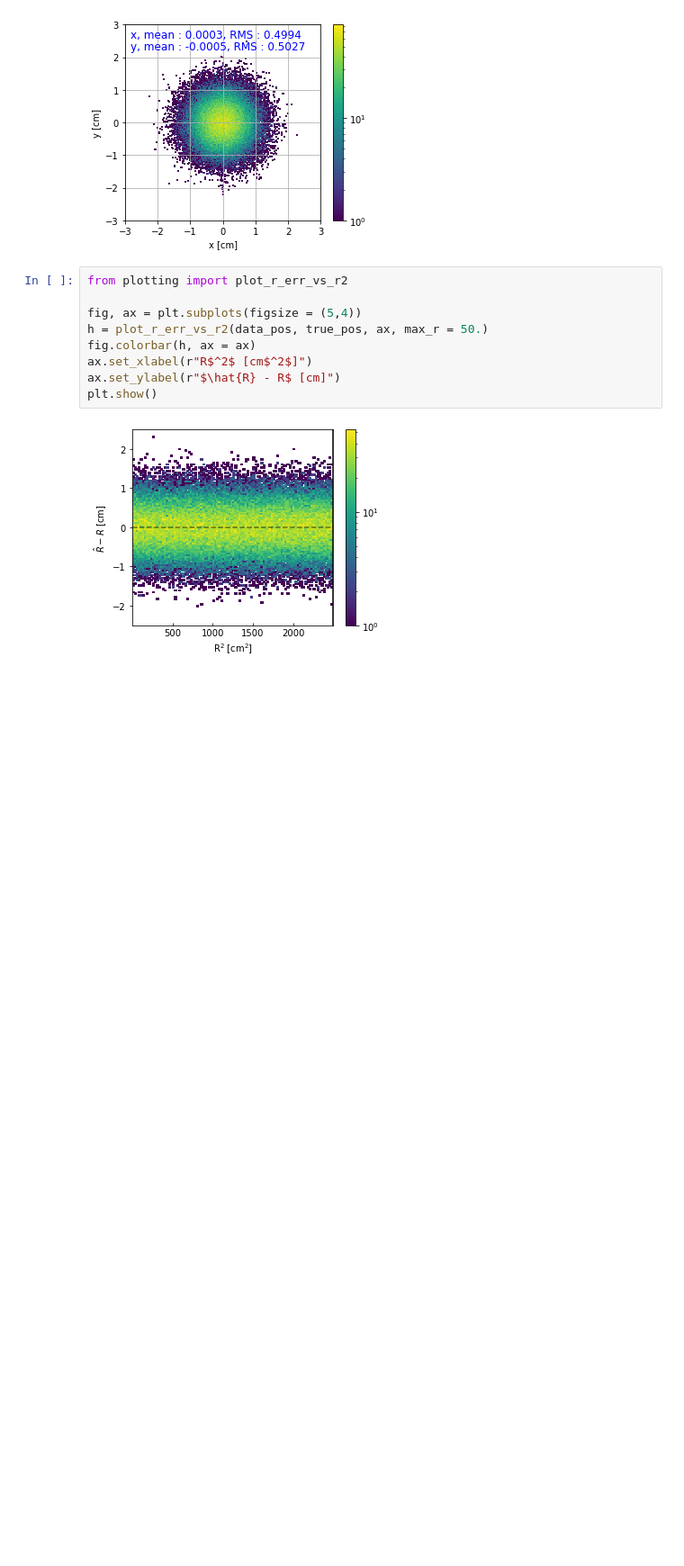
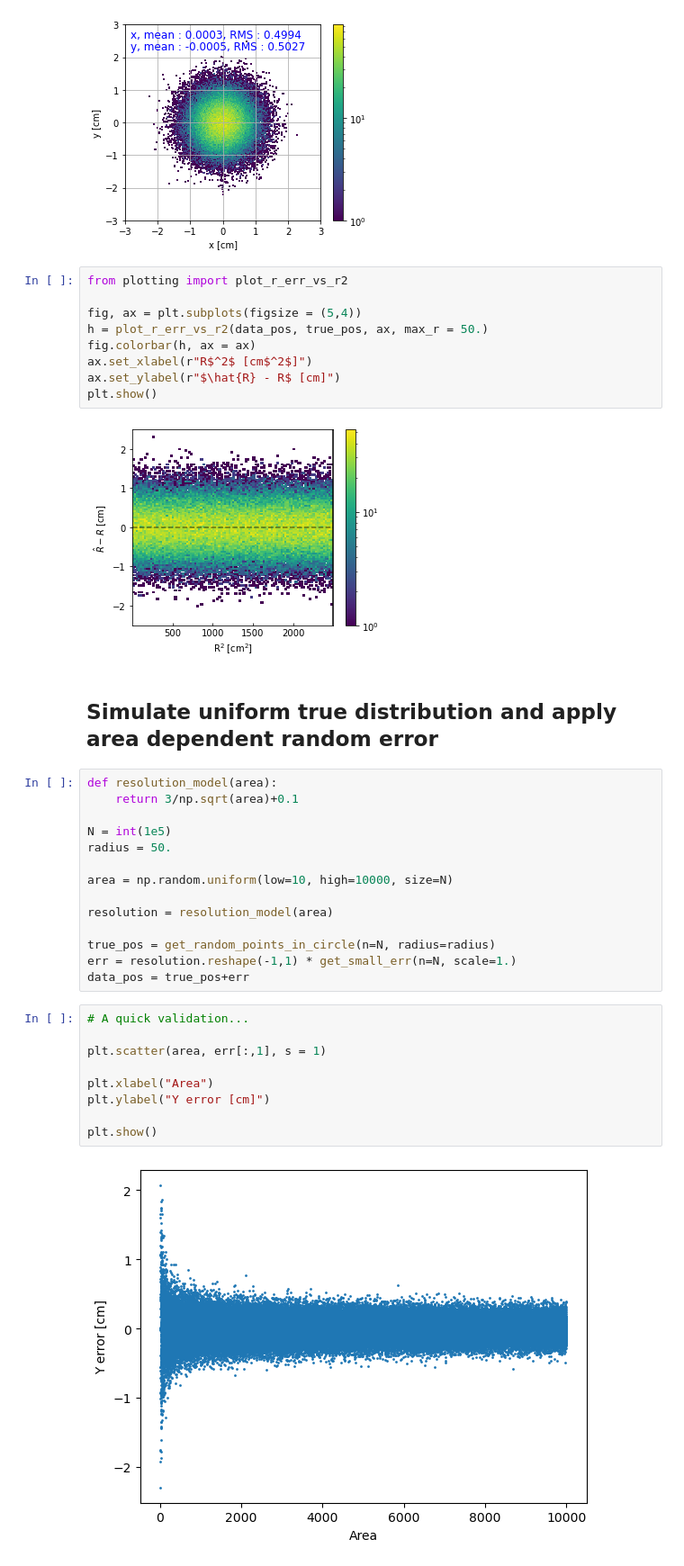
Before and after one commit to reallsx/posrec-plotting, a Jupyter notebook: example.ipynb, the cells around one changed output. Shown at 90% size. Drawn from its saved outputs; the diff is of its cells as text; blank space fills up the shorter version.

Commit message:
resolution by area plotting

```diff
--- a/example.ipynb
+++ b/example.ipynb
@@ -41,3 +41,30 @@ ax.set_ylabel(r"$\hat{R} - R$ [cm]")
 plt.show()
 # %% [output]
 [figure]
+# %% [markdown]
+## Simulate uniform true distribution and apply area dependent random error
+# %%
+def resolution_model(area):
+    return 3/np.sqrt(area)+0.1
+
+N = int(1e5)
+radius = 50.
+
+area = np.random.uniform(low=10, high=10000, size=N)
+
+resolution = resolution_model(area)
+
+true_pos = get_random_points_in_circle(n=N, radius=radius)
+err = resolution.reshape(-1,1) * get_small_err(n=N, scale=1.)
+data_pos = true_pos+err
+# %%
+# A quick validation...
+
+plt.scatter(area, err[:,1], s = 1)
+
+plt.xlabel("Area")
+plt.ylabel("Y error [cm]")
+
+plt.show()
+# %% [output]
+[figure, added]
```
Also changed, not shown: parts of 3 cells of this notebook, 2 other files.
